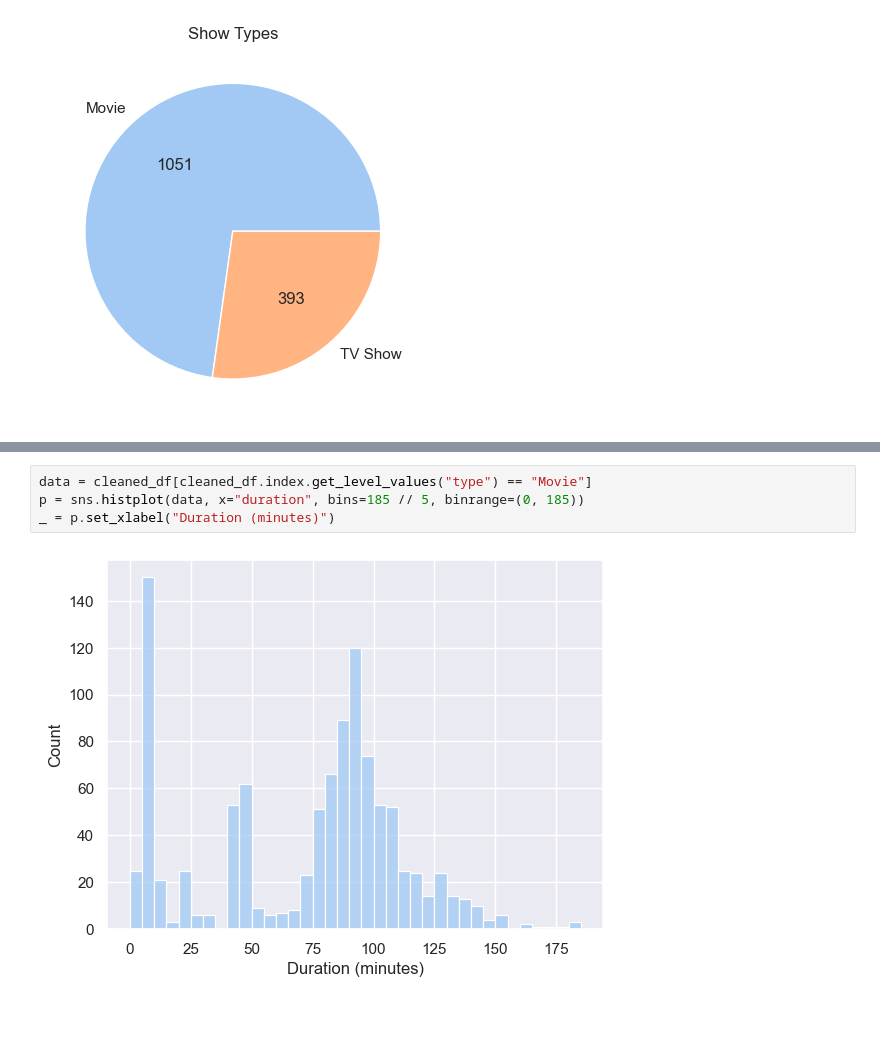
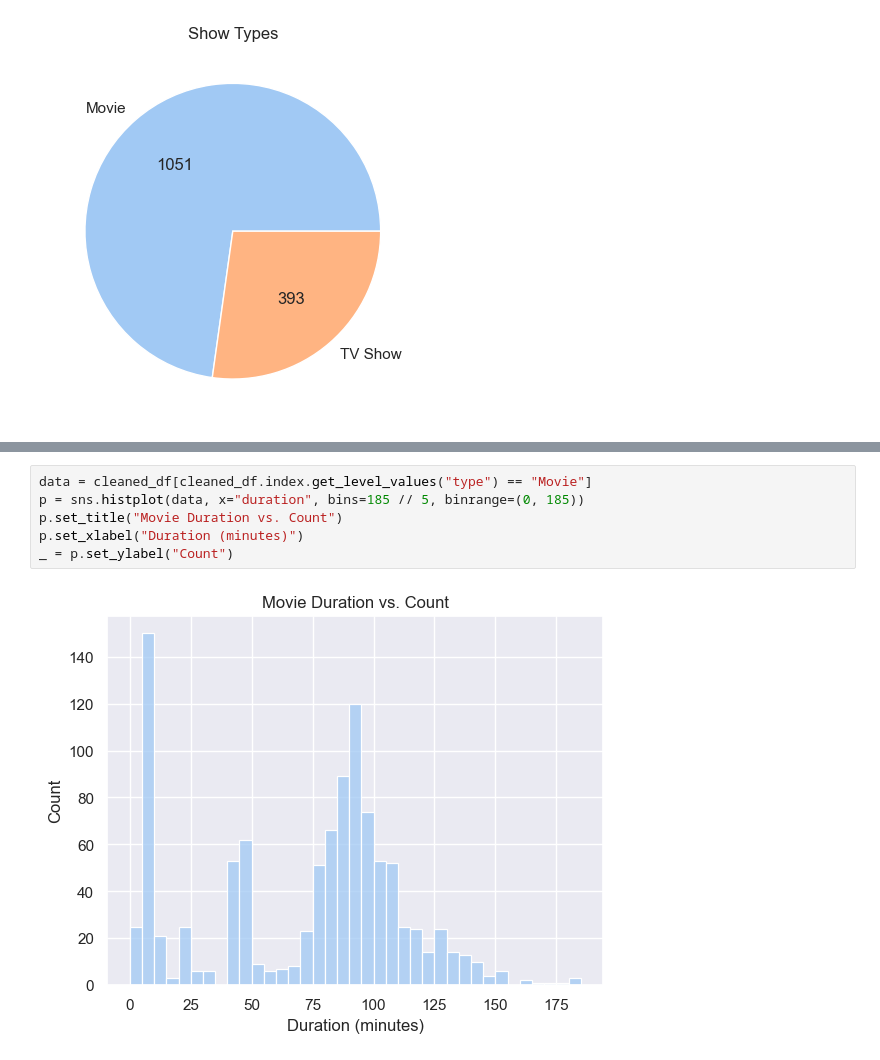
Before and after one commit to dvnatanael/data5006-data-analysis, a Jupyter notebook: Tiny_Data_Analysis_Disney+.ipynb, the cells around one changed output, grey strips where cells are left out. Drawn from its saved outputs; the diff is of its cells as text; blank space fills up the shorter version.

```diff
--- a/Tiny_Data_Analysis_Disney+.ipynb
+++ b/Tiny_Data_Analysis_Disney+.ipynb
@@ -192,9 +197,11 @@ _ = {rotate_label(label, rotation=60) for label in p.get_xticklabels()}
 # %%
 data = cleaned_df[cleaned_df.index.get_level_values("type") == "Movie"]
 p = sns.histplot(data, x="duration", bins=185 // 5, binrange=(0, 185))
-_ = p.set_xlabel("Duration (minutes)")
+p.set_title("Movie Duration vs. Count")
+p.set_xlabel("Duration (minutes)")
+_ = p.set_ylabel("Count")
 # %% [output]
-[figure, old version]
+[figure, new version]
 # %%
 data = cleaned_df[cleaned_df.index.get_level_values("type") == "TV Show"]
 p = sns.histplot(x=data["duration"].clip(0, 16), discrete=True, log_scale=(0, 10))
```
Also changed, not shown: parts of 5 cells of this notebook, 1 other file.
